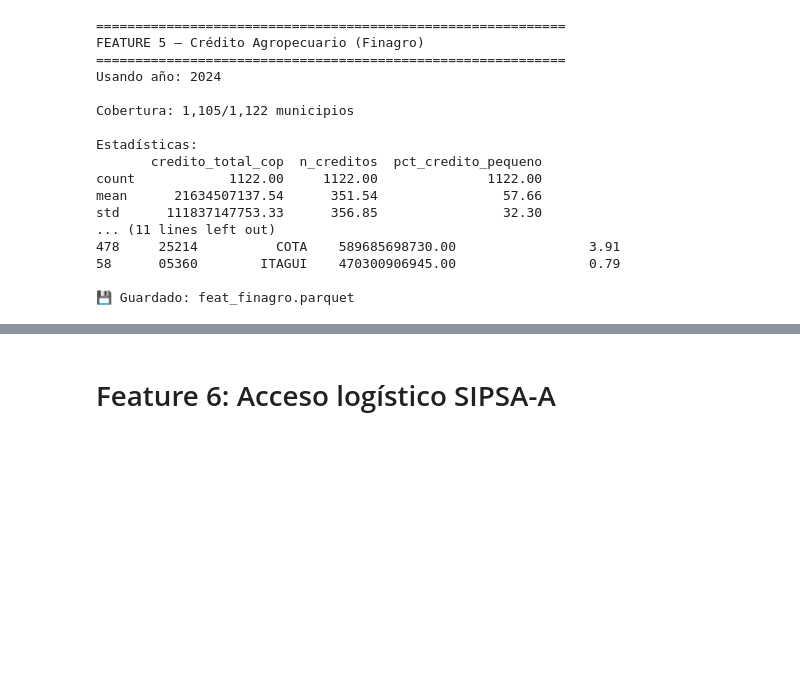
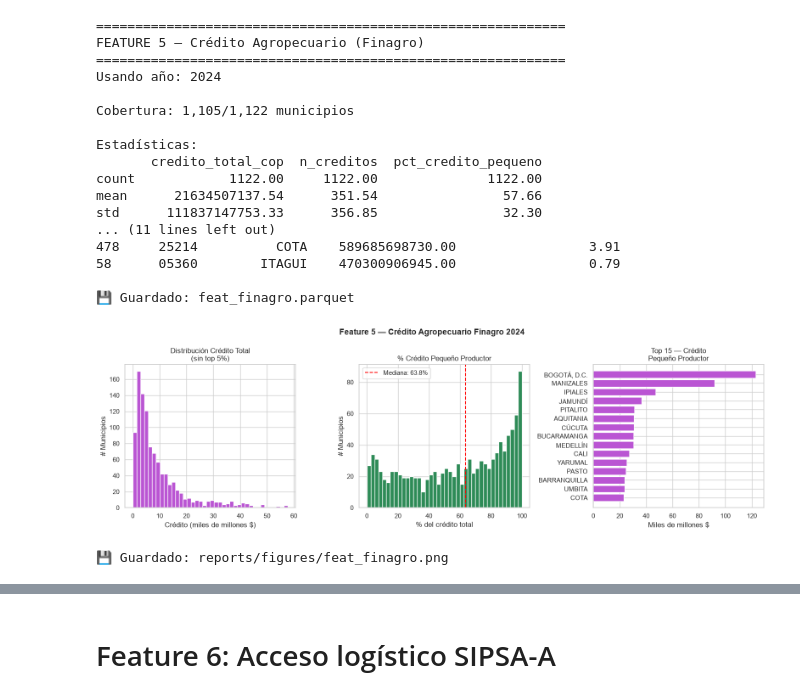
Before and after one commit to judazag/IRA-Municipal, a Jupyter notebook: notebooks/03_analisis_descriptivo.ipynb, the cells around one changed output, grey strips where cells are left out. Saved outputs shown, nothing was run; the diff lists cells and outputs as text; code cells hidden in the pictures; blank space fills up the shorter version.

```diff
--- a/notebooks/03_analisis_descriptivo.ipynb
+++ b/notebooks/03_analisis_descriptivo.ipynb
@@ -492,3 +633,47 @@ std      111837147753.33      356.85                32.30
 58      05360        ITAGUI    470300906945.00                 0.79
 
 💾 Guardado: feat_finagro.parquet
+# %%
+feat_fin = pd.read_parquet('../data/03_primary/feat_finagro.parquet')
+
+fig, axes = plt.subplots(1, 3, figsize=(16, 5))
+fig.suptitle('Feature 5 — Crédito Agropecuario Finagro 2024', fontsize=14, fontweight='bold')
+
+# Distribución crédito total (sin outliers extremos)
+datos_cred = feat_fin[
+    (feat_fin['credito_total_cop'] > 0) &
+    (feat_fin['credito_total_cop'] < feat_fin['credito_total_cop'].quantile(0.95))
+]['credito_total_cop'] / 1e9
+
+axes[0].hist(datos_cred, bins=40, color='mediumorchid', edgecolor='white')
+axes[0].set_title('Distribución Crédito Total\n(sin top 5%)')
+axes[0].set_xlabel('Crédito (miles de millones $)')
+axes[0].set_ylabel('# Municipios')
+
+# % crédito pequeño productor
+axes[1].hist(feat_fin[feat_fin['pct_credito_pequeno']>0]['pct_credito_pequeno'],
+             bins=40, color='seagreen', edgecolor='white')
+axes[1].set_title('% Crédito Pequeño Productor')
+axes[1].set_xlabel('% del crédito total')
+axes[1].set_ylabel('# Municipios')
+axes[1].axvline(feat_fin['pct_credito_pequeno'].median(),
+                color='red', linestyle='--',
+                label=f'Mediana: {feat_fin["pct_credito_pequeno"].median():.1f}%')
+axes[1].legend()
+
+# Top 15 por crédito pequeño productor absoluto
+feat_fin['credito_pequeno_miles_mill'] = feat_fin['credito_pequeno_cop'] / 1e9
+top15 = feat_fin[feat_fin['credito_pequeno_cop']>0].nlargest(15,'credito_pequeno_cop')
+axes[2].barh(top15['municipio'], top15['credito_pequeno_miles_mill'],
+             color='mediumorchid')
+axes[2].set_title('Top 15 — Crédito\nPequeño Productor')
+axes[2].set_xlabel('Miles de millones $')
+axes[2].invert_yaxis()
+
+plt.tight_layout()
+plt.savefig('../reports/figures/feat_finagro.png', dpi=150, bbox_inches='tight')
+plt.show()
+print('💾 Guardado: reports/figures/feat_finagro.png')
+# %% [output]
+[figure, added]
+💾 Guardado: reports/figures/feat_finagro.png
```
Also changed, not shown: parts of 45 cells of this notebook.
